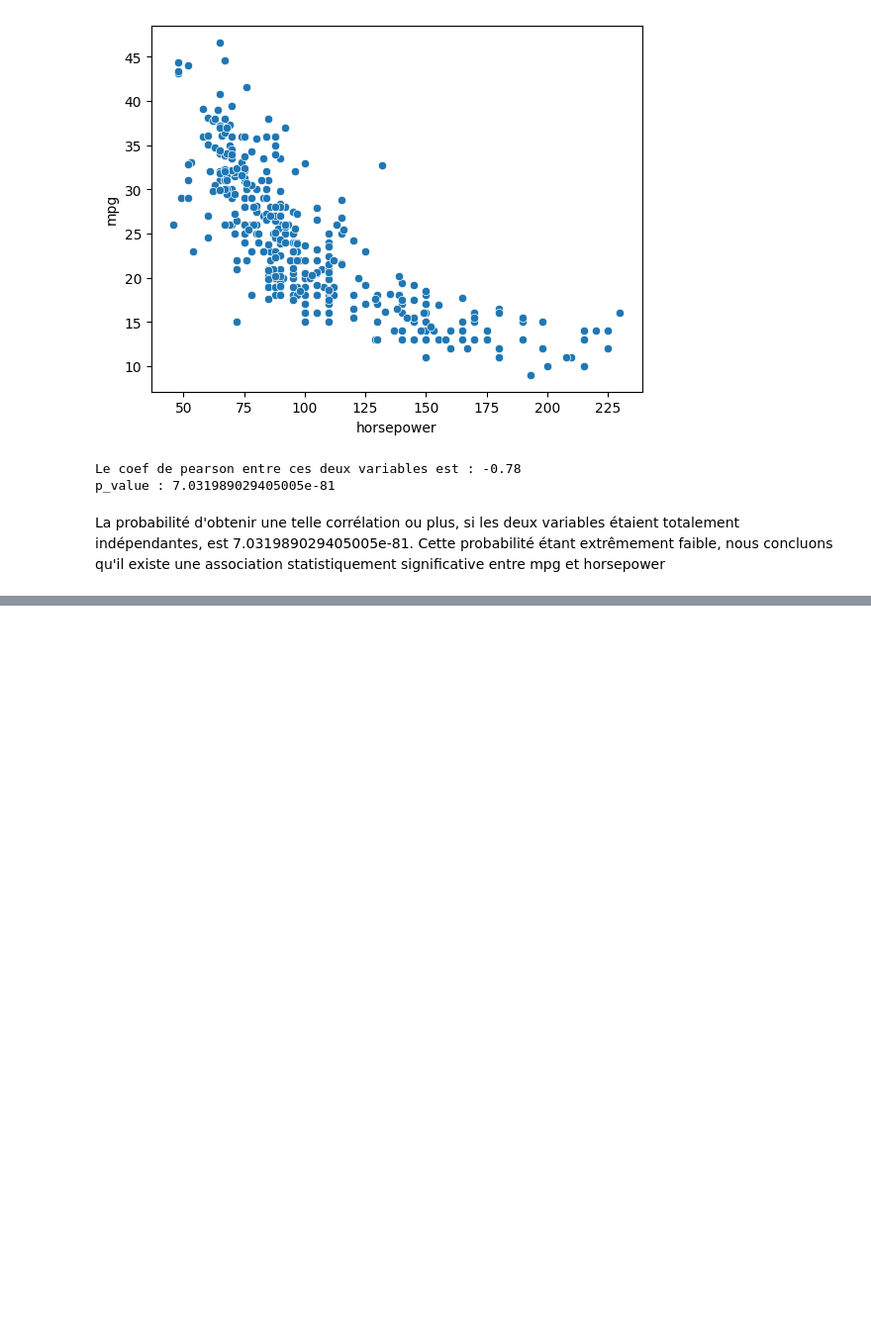
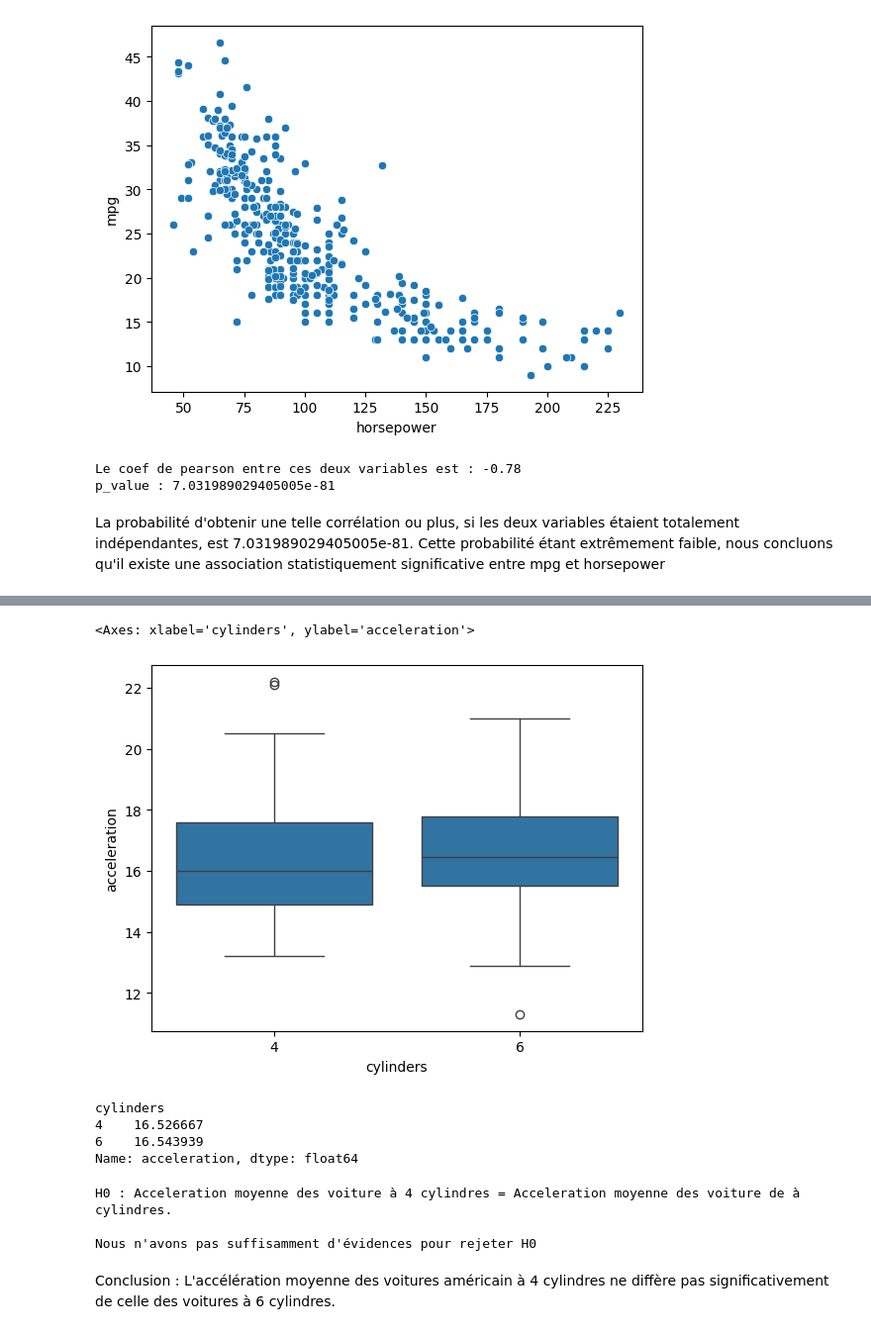
Before and after one commit to MouloudB-24/MP-PRO, a Jupyter notebook: exos/Miles-Per_Gallon.ipynb, the cells around one changed output, grey strips where cells are left out. Shown at 99% size. Drawn from its saved outputs; the diff is of its cells as text; code cells hidden in the pictures; blank space fills up the shorter version.

```diff
--- a/exos/Miles-Per_Gallon.ipynb
+++ b/exos/Miles-Per_Gallon.ipynb
@@ -446,0 +432,32 @@ L'autonomie moyenne des voitures d'Europe augmente significativement entre la 1e
+# %%
+df_temp = df.query("origin=='usa' & cylinders in [4, 6] & model_year<=80")[['origin', 'cylinders', 'acceleration']]
+
+sns.boxplot(data=df_temp, x='cylinders', y='acceleration')
+# %% [output]
+<Axes: xlabel='cylinders', ylabel='acceleration'>
+[figure, added]
+# %%
+df_temp.groupby('cylinders')['acceleration'].mean()
+# %% [output]
+cylinders
+4    16.526667
+6    16.543939
+Name: acceleration, dtype: float64
+# %%
+print("H0 : Acceleration moyenne des voiture à 4 cylindres = Acceleration moyenne des voiture de à cylindres.\n")
+alpha = 0.02
+
+cylin4, cylin6 = df_temp.groupby('cylinders')['acceleration'].apply(list)
+
+t_stat, p_value = ttest_ind(a=cylin4, b=cylin6)
+
+if p_value < alpha:
+    print(f"Nous avons suffisamment d'évidences pour rejeter H0")
+else:
+    print("Nous n'avons pas suffisamment d'évidences pour rejeter H0")
+# %% [output]
+H0 : Acceleration moyenne des voiture à 4 cylindres = Acceleration moyenne des voiture de à cylindres.
+
+Nous n'avons pas suffisamment d'évidences pour rejeter H0
+# %% [markdown]
+Conclusion :  L'accélération moyenne des voitures américain à 4 cylindres ne diffère pas significativement de celle des voitures à 6 cylindres.
```
Also changed, not shown: parts of 37 cells of this notebook.
